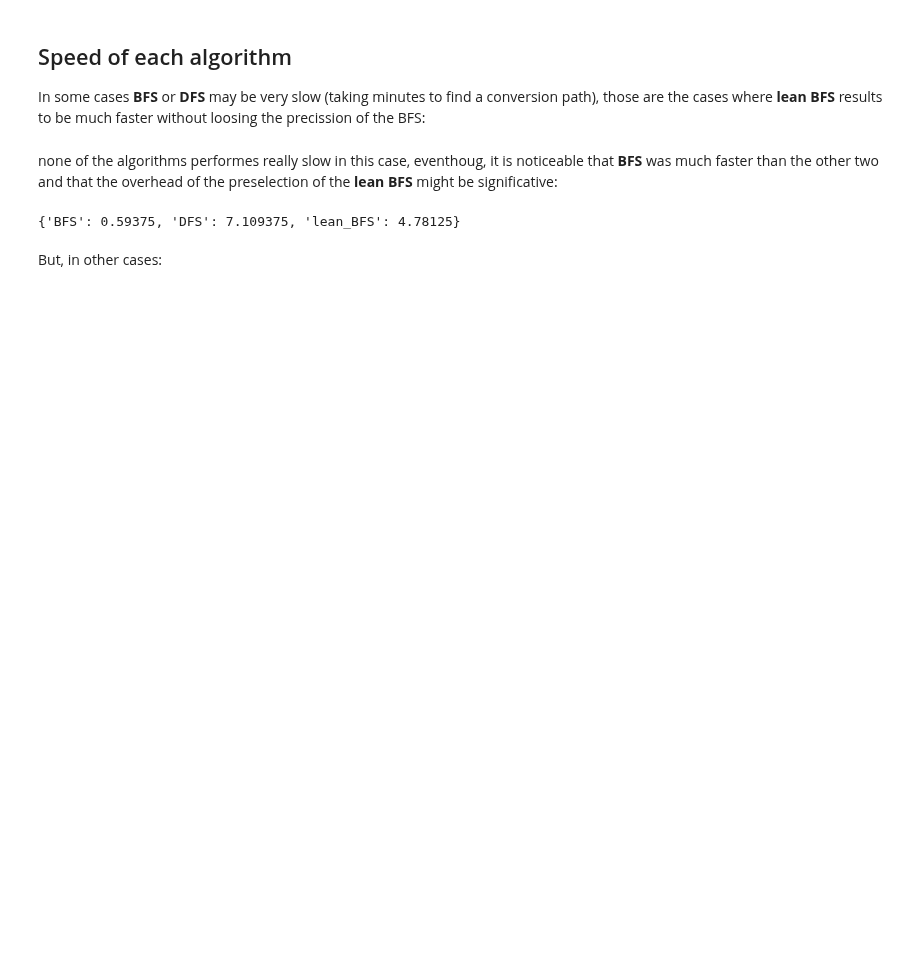
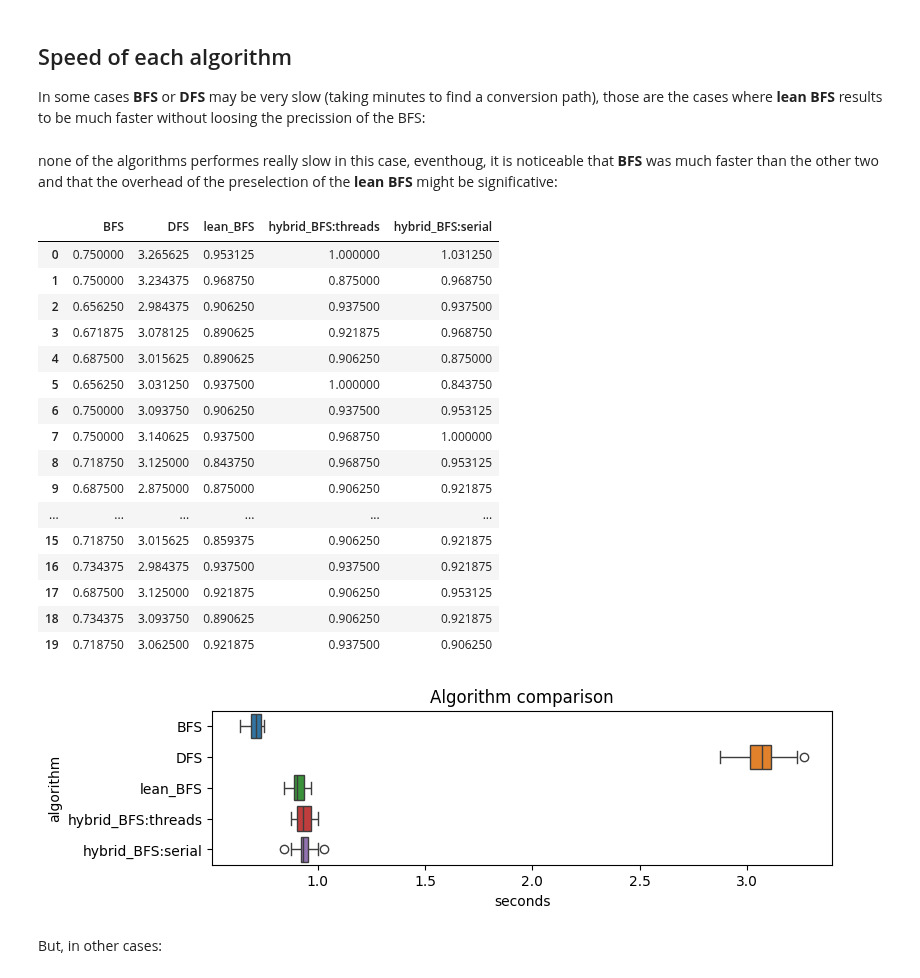
Before and after one commit to ayaranitram/unyts, a Jupyter notebook: unyts_demo.ipynb, the cells around one changed output. Cells and saved outputs as stored; diff of their text form; code cells hidden in the pictures; blank space fills up the shorter version.

```diff
--- a/unyts_demo.ipynb
+++ b/unyts_demo.ipynb
@@ -709,8 +765,45 @@ comparison['lean_BFS'] = (end - start) / 1e9
+# %%
+def time_search(algorithm=['BFS', 'DFS', 'lean_BFS', 'hybrid_BFS:threads', 'hybrid_BFS:serial'],
+                value=0.1, from_unit='bar/m', to_unit='g/cc', rept=10):
+    iterations = []
+    for i in range(rept):
+        this = compare_algorithms(algorithm=['BFS', 'DFS', 'lean_BFS', 'hybrid_BFS:threads', 'hybrid_BFS:serial'],
+                                  value=value, from_unit=from_unit, to_unit=to_unit,
+                                  print_path=False, verbose=False)
+        iterations.append(pd.Series(this))
+    return iterations
+# %%
+t = time_search(rept=20)
+comparison = pd.concat(t, axis=1).T
 # %% [markdown]
 none of the algorithms performes really slow in this case, eventhoug, it is noticeable that **BFS** was much faster than the other two and that the overhead of the preselection of the **lean BFS** might be significative:
-# %%
-comparison
-# %% [output]
-{'BFS': 0.59375, 'DFS': 7.109375, 'lean_BFS': 4.78125}
+# %%
+display(comparison)
+
+fig, ax = plt.subplots(figsize=(8, 2))
+ax = sns.boxplot(comparison, orient='h', ax=ax)
+ax.set_xlabel('seconds')
+ax.set_ylabel('algorithm')
+ax.set_title('Algorithm comparison')
+plt.show()
+# %% [output]
+|  | BFS | DFS | lean_BFS | hybrid_BFS:threads | hybrid_BFS:serial |
+| 0 | 0.750000 | 3.265625 | 0.953125 | 1.000000 | 1.031250 |
+| 1 | 0.750000 | 3.234375 | 0.968750 | 0.875000 | 0.968750 |
+| 2 | 0.656250 | 2.984375 | 0.906250 | 0.937500 | 0.937500 |
+| 3 | 0.671875 | 3.078125 | 0.890625 | 0.921875 | 0.968750 |
+| 4 | 0.687500 | 3.015625 | 0.890625 | 0.906250 | 0.875000 |
+| 5 | 0.656250 | 3.031250 | 0.937500 | 1.000000 | 0.843750 |
+| 6 | 0.750000 | 3.093750 | 0.906250 | 0.937500 | 0.953125 |
+| 7 | 0.750000 | 3.140625 | 0.937500 | 0.968750 | 1.000000 |
+| 8 | 0.718750 | 3.125000 | 0.843750 | 0.968750 | 0.953125 |
+| 9 | 0.687500 | 2.875000 | 0.875000 | 0.906250 | 0.921875 |
+| ... | ... | ... | ... | ... | ... |
+| 15 | 0.718750 | 3.015625 | 0.859375 | 0.906250 | 0.921875 |
+| 16 | 0.734375 | 2.984375 | 0.937500 | 0.937500 | 0.921875 |
+| 17 | 0.687500 | 3.125000 | 0.921875 | 0.906250 | 0.953125 |
+| 18 | 0.734375 | 3.093750 | 0.890625 | 0.906250 | 0.921875 |
+| 19 | 0.718750 | 3.062500 | 0.921875 | 0.937500 | 0.906250 |
+[figure, added]
 # %% [markdown]
 But, in other cases:
```
Also changed, not shown: parts of 52 cells of this notebook, 2 other files.
